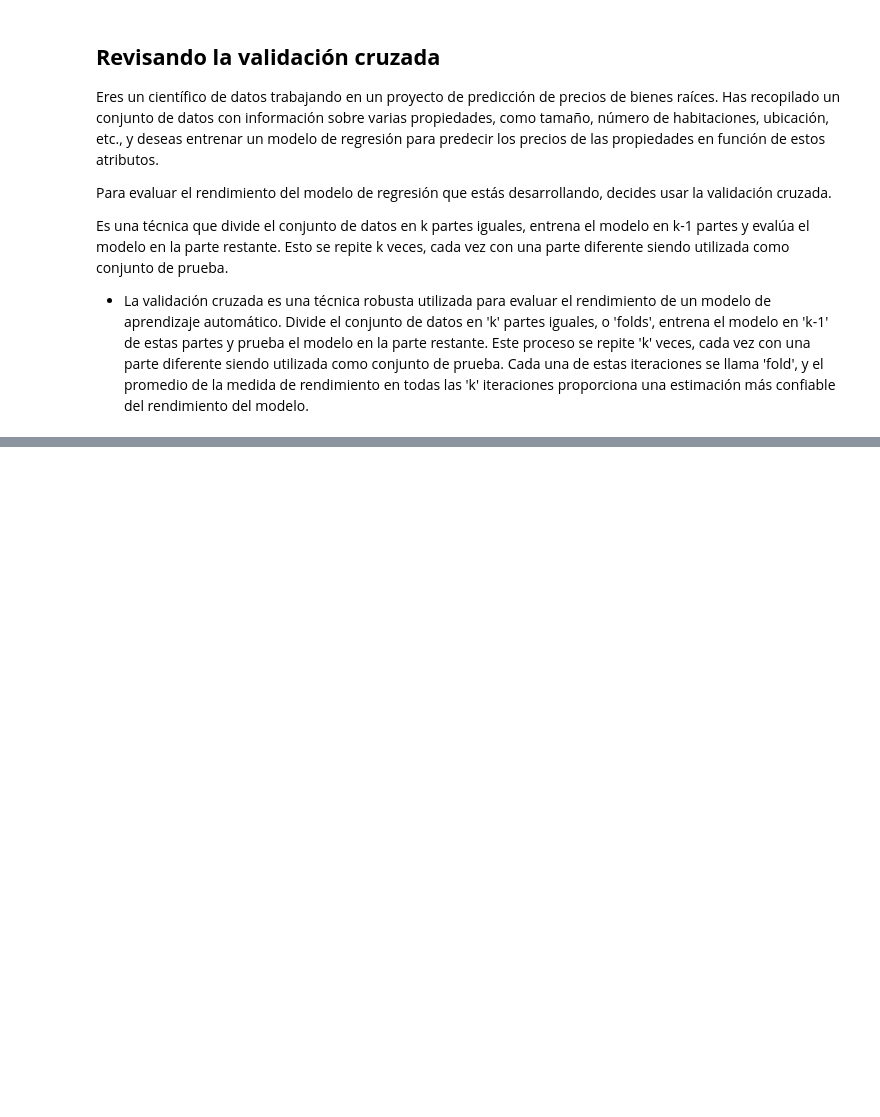
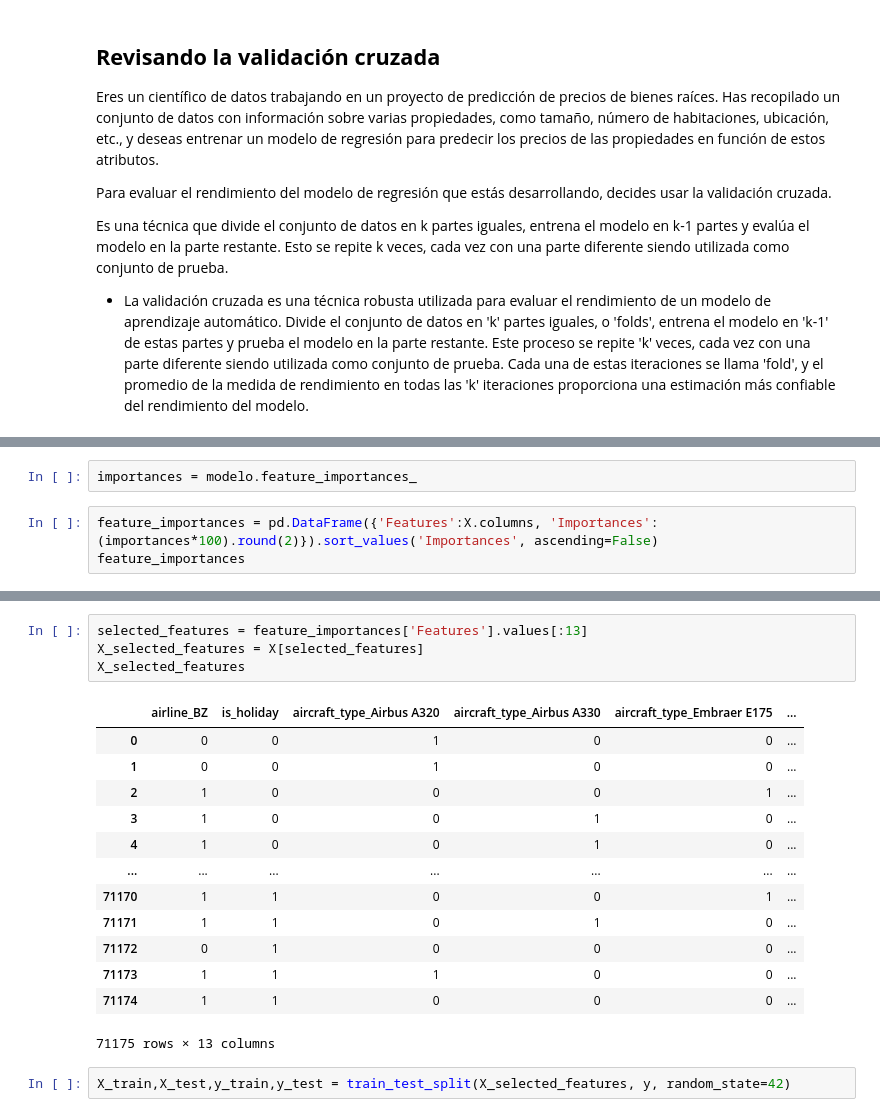
Before and after one commit to betorockers/DataScience_AluraLatam, a Jupyter notebook: 4-Estadisticas_y_Machine_Learning/Machine_learning-Comprender_la_base_de_la_clasificación/5-IA_aumentada_prevision_de_atrasos_de_vuelos/optimizacion_aeroportuaria.ipynb, the cells around one changed output, grey strips where cells are left out. Drawn from its saved outputs; the diff is of its cells as text; blank space fills up the shorter version.

```diff
--- a/4-Estadisticas_y_Machine_Learning/Machine_learning-Comprender_la_base_de_la_clasificación/5-IA_aumentada_prevision_de_atrasos_de_vuelos/optimizacion_aeroportuaria.ipynb.ipynb
+++ b/4-Estadisticas_y_Machine_Learning/Machine_learning-Comprender_la_base_de_la_clasificación/5-IA_aumentada_prevision_de_atrasos_de_vuelos/optimizacion_aeroportuaria.ipynb
@@ -665,0 +684,5 @@ Es una técnica que divide el conjunto de datos en k partes iguales, entrena el
+# %%
+importances = modelo.feature_importances_
+# %%
+feature_importances = pd.DataFrame({'Features':X.columns, 'Importances':(importances*100).round(2)}).sort_values('Importances', ascending=False)
+feature_importances
@@ -665,0 +751,20 @@ Es una técnica que divide el conjunto de datos en k partes iguales, entrena el
+# %%
+selected_features = feature_importances['Features'].values[:13]
+X_selected_features = X[selected_features]
+X_selected_features
+# %% [output]
+|  | airline_BZ | is_holiday | aircraft_type_Airbus A320 | aircraft_type_Airbus A330 | aircraft_type_Embraer E175 | ... |
+| 0 | 0 | 0 | 1 | 0 | 0 | ... |
+| 1 | 0 | 0 | 1 | 0 | 0 | ... |
+| 2 | 1 | 0 | 0 | 0 | 1 | ... |
+| 3 | 1 | 0 | 0 | 1 | 0 | ... |
+| 4 | 1 | 0 | 0 | 1 | 0 | ... |
+| ... | ... | ... | ... | ... | ... | ... |
+| 71170 | 1 | 1 | 0 | 0 | 1 | ... |
+| 71171 | 1 | 1 | 0 | 1 | 0 | ... |
+| 71172 | 0 | 1 | 0 | 0 | 0 | ... |
+| 71173 | 1 | 1 | 1 | 0 | 0 | ... |
+| 71174 | 1 | 1 | 0 | 0 | 0 | ... |
+71175 rows × 13 columns
+# %%
+X_train,X_test,y_train,y_test = train_test_split(X_selected_features, y, random_state=42)
```
Also changed, not shown: parts of 20 cells of this notebook, 1 other file.
